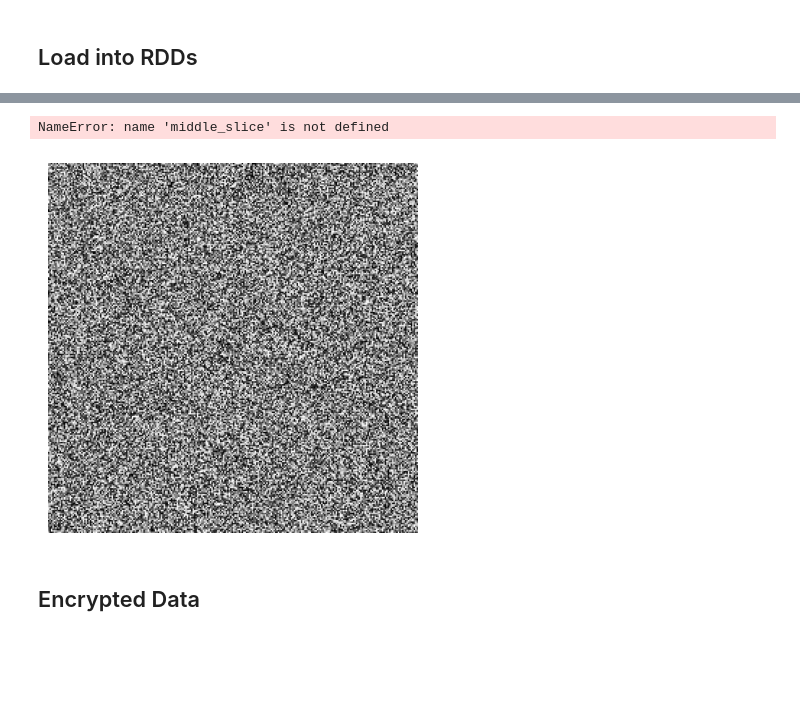
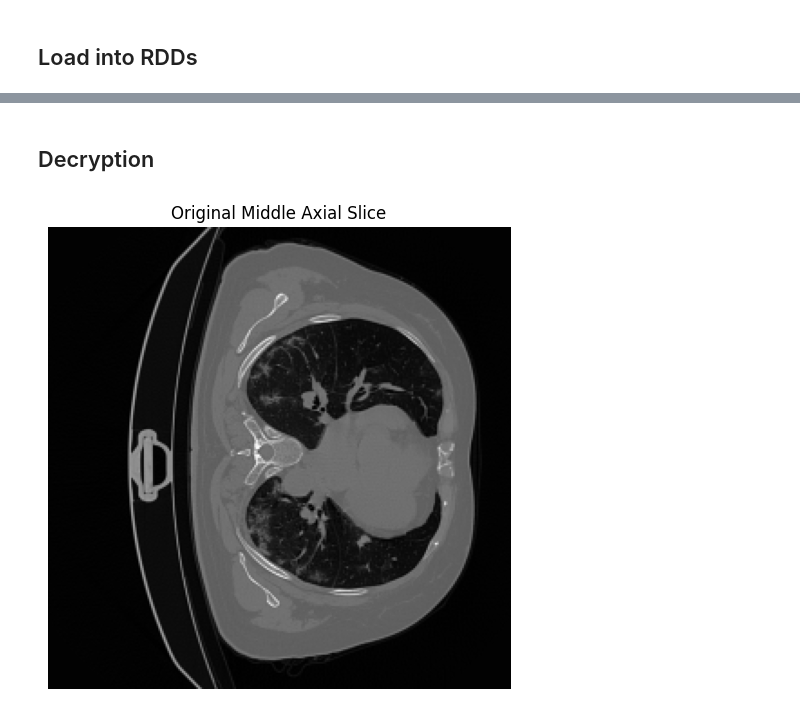
Before and after one commit to chauanphu/ETL-MI, a Jupyter notebook: notebooks/pipeline.ipynb, the cells around one changed output, grey strips where cells are left out. Cells and saved outputs as stored; diff of their text form; code cells hidden in the pictures; blank space fills up the shorter version.

Commit message:
add decryption success and false attempt

```diff
--- a/notebooks/pipeline.ipynb
+++ b/notebooks/pipeline.ipynb
@@ -283,33 +278,2 @@ FileNotFoundError: [Errno 2] No such file or directory: 'coronacases_org_001.nii
-# %%
-def decrypt_image(file_path: str):
-    s3 = boto3.client(
-        "s3",
-        aws_access_key_id=S3_ACCESS_KEY,
-        aws_secret_access_key=S3_SECRET_KEY,
-        endpoint_url="https://s3.captechvn.com",
-    )
-    backend = default_backend()
-    salt = b"this is a salt"
-    password = b"123123"
-    kdf = PBKDF2HMAC(
-        algorithm=hashes.SHA256(),
-        length=32,
-        salt=salt,
-        iterations=100000,
-        backend=backend
-    )
-    key = kdf.derive(password)
-    response = s3.get_object(Bucket="etl-mi", Key=file_path)
-    encrypted_data = response["Body"].read()
-    # Extract nonce and ciphertext
-    nonce = encrypted_data[:16]
-    ct = encrypted_data[16:]
-    cipher = Cipher(algorithms.AES(key), modes.CTR(nonce), backend=backend)
-    decryptor = cipher.decryptor()
-    decrypted_bytes = decryptor.update(ct) + decryptor.finalize()
-    # Convert bytes back to original image data format
-    # You need to know the original dtype and shape; replace <dtype> and <shape> accordingly
-    image_data = np.frombuffer(decrypted_bytes, dtype=np.uint8)  # Example dtype
-    # Reshape so that the first 2 dimension is 218x128
-    image_data = image_data.reshape((256, 256, -1))  # Example shape
-    return image_data
+# %% [markdown]
+## Decryption
@@ -316,14 +336,15 @@ def decrypt_image(file_path: str):
 # %%
-result = decrypt_image("ct_scans/coronacases_org_001.nii.enc")
+result = decrypt_image("ct_scans/coronacases_org_001.nii.enc", "password")
 from matplotlib import pyplot as plt
-# %% [output]
-NameError: name 'middle_slice' is not defined
-# %%
-plt.imshow(result[:,:,0], cmap="gray")
-plt.axis("off")
-
-plt.show()
-# %% [output]
-[figure, removed]
-# %% [markdown]
-## Encrypted Data
+# %%
+middle_slice = result.shape[2] // 2
+
+# Display the original middle slice
+plt.figure(figsize=(12, 6))
+plt.imshow(result[:, :, middle_slice], cmap='gray')
+plt.title('Original Middle Axial Slice')
+plt.axis('off')
+
+plt.show()
+# %% [output]
+[figure, added]
```
Also changed, not shown: parts of 6 cells of this notebook.
